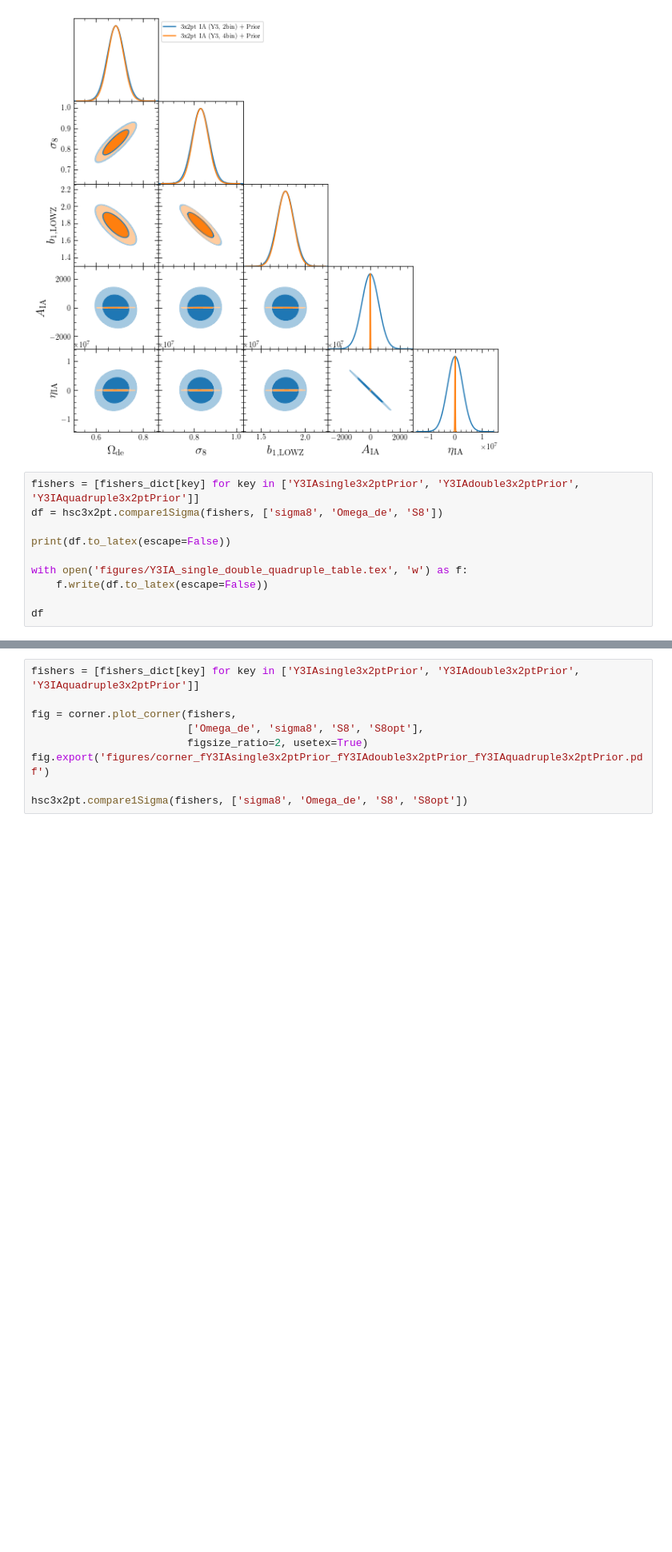
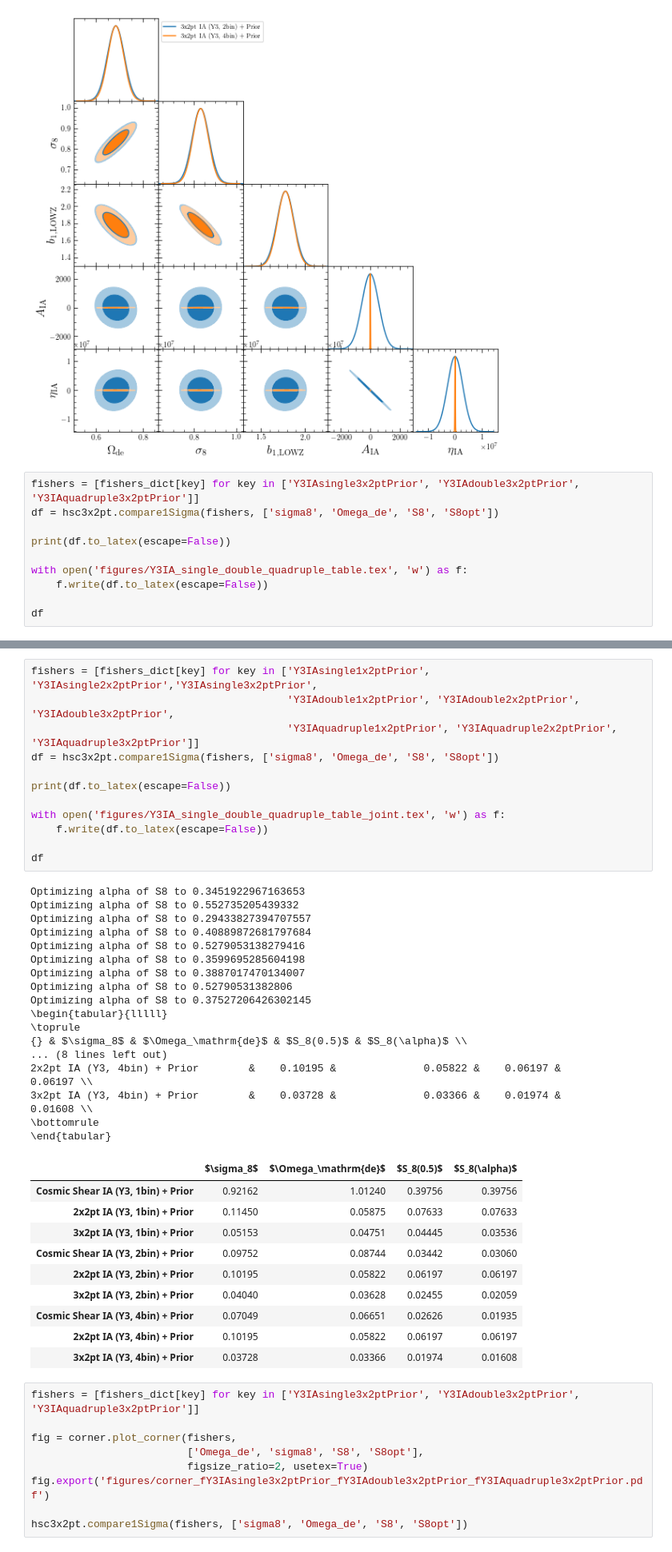
Before and after one commit to git-sunao/weaklensHSCY3Fisher, a Jupyter notebook: FisherIA.ipynb, the cells around one changed output, grey strips where cells are left out. Shown: that part at 80% size. Cells and saved outputs as stored; diff of their text form; blank space fills up the shorter version.

```diff
--- a/FisherIA.ipynb
+++ b/FisherIA.ipynb
@@ -236,7 +236,7 @@ hsc3x2pt.compare1Sigma(fishers, ['sigma8', 'Omega_de', 'S8'])
 [figure]
 # %%
 fishers = [fishers_dict[key] for key in ['Y3IAsingle3x2ptPrior', 'Y3IAdouble3x2ptPrior', 'Y3IAquadruple3x2ptPrior']]
-df = hsc3x2pt.compare1Sigma(fishers, ['sigma8', 'Omega_de', 'S8'])
+df = hsc3x2pt.compare1Sigma(fishers, ['sigma8', 'Omega_de', 'S8', 'S8opt'])
 
 print(df.to_latex(escape=False))
 
@@ -261,3 +264,43 @@ df
+# %%
+fishers = [fishers_dict[key] for key in ['Y3IAsingle1x2ptPrior', 'Y3IAsingle2x2ptPrior','Y3IAsingle3x2ptPrior',
+                                         'Y3IAdouble1x2ptPrior', 'Y3IAdouble2x2ptPrior', 'Y3IAdouble3x2ptPrior',
+                                         'Y3IAquadruple1x2ptPrior', 'Y3IAquadruple2x2ptPrior', 'Y3IAquadruple3x2ptPrior']]
+df = hsc3x2pt.compare1Sigma(fishers, ['sigma8', 'Omega_de', 'S8', 'S8opt'])
+
+print(df.to_latex(escape=False))
+
+with open('figures/Y3IA_single_double_quadruple_table_joint.tex', 'w') as f:
+    f.write(df.to_latex(escape=False))
+
+df
+# %% [output]
+Optimizing alpha of S8 to 0.3451922967163653
+Optimizing alpha of S8 to 0.552735205439332
+Optimizing alpha of S8 to 0.29433827394707557
+Optimizing alpha of S8 to 0.40889872681797684
+Optimizing alpha of S8 to 0.5279053138279416
+Optimizing alpha of S8 to 0.3599695285604198
+Optimizing alpha of S8 to 0.3887017470134007
+Optimizing alpha of S8 to 0.52790531382806
+Optimizing alpha of S8 to 0.37527206426302145
+\begin{tabular}{lllll}
+\toprule
+{} & $\sigma_8$ & $\Omega_\mathrm{de}$ & $S_8(0.5)$ & $S_8(\alpha)$ \\
+... (8 lines left out)
+2x2pt IA (Y3, 4bin) + Prior        &    0.10195 &              0.05822 &    0.06197 &       0.06197 \\
+3x2pt IA (Y3, 4bin) + Prior        &    0.03728 &              0.03366 &    0.01974 &       0.01608 \\
+\bottomrule
+\end{tabular}
+|  | $\sigma_8$ | $\Omega_\mathrm{de}$ | $S_8(0.5)$ | $S_8(\alpha)$ |
+| Cosmic Shear IA (Y3, 1bin) + Prior | 0.92162 | 1.01240 | 0.39756 | 0.39756 |
+| 2x2pt IA (Y3, 1bin) + Prior | 0.11450 | 0.05875 | 0.07633 | 0.07633 |
+| 3x2pt IA (Y3, 1bin) + Prior | 0.05153 | 0.04751 | 0.04445 | 0.03536 |
+| Cosmic Shear IA (Y3, 2bin) + Prior | 0.09752 | 0.08744 | 0.03442 | 0.03060 |
+| 2x2pt IA (Y3, 2bin) + Prior | 0.10195 | 0.05822 | 0.06197 | 0.06197 |
+| 3x2pt IA (Y3, 2bin) + Prior | 0.04040 | 0.03628 | 0.02455 | 0.02059 |
+| Cosmic Shear IA (Y3, 4bin) + Prior | 0.07049 | 0.06651 | 0.02626 | 0.01935 |
+| 2x2pt IA (Y3, 4bin) + Prior | 0.10195 | 0.05822 | 0.06197 | 0.06197 |
+| 3x2pt IA (Y3, 4bin) + Prior | 0.03728 | 0.03366 | 0.01974 | 0.01608 |
 # %%
 fishers = [fishers_dict[key] for key in ['Y3IAsingle3x2ptPrior', 'Y3IAdouble3x2ptPrior', 'Y3IAquadruple3x2ptPrior']]
 
```
Also changed, not shown: parts of 2 cells of this notebook, 4 other files.
